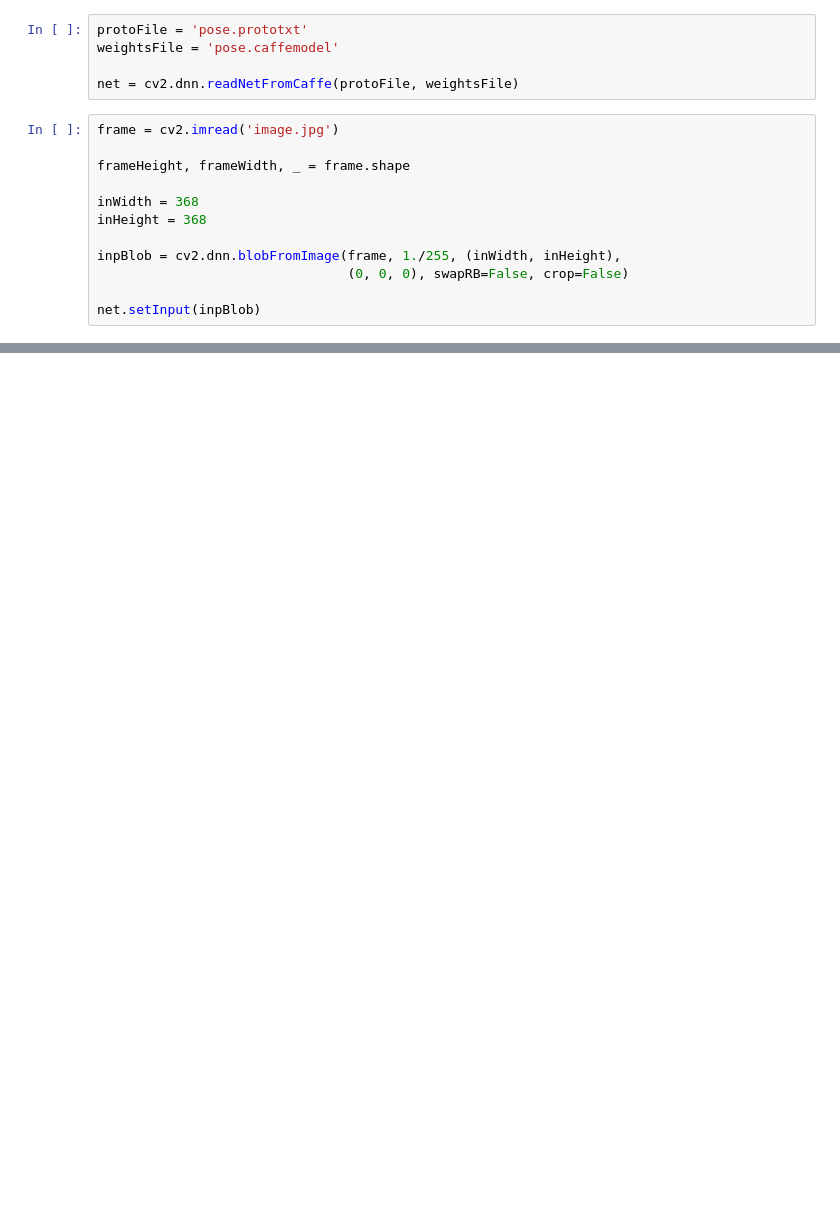
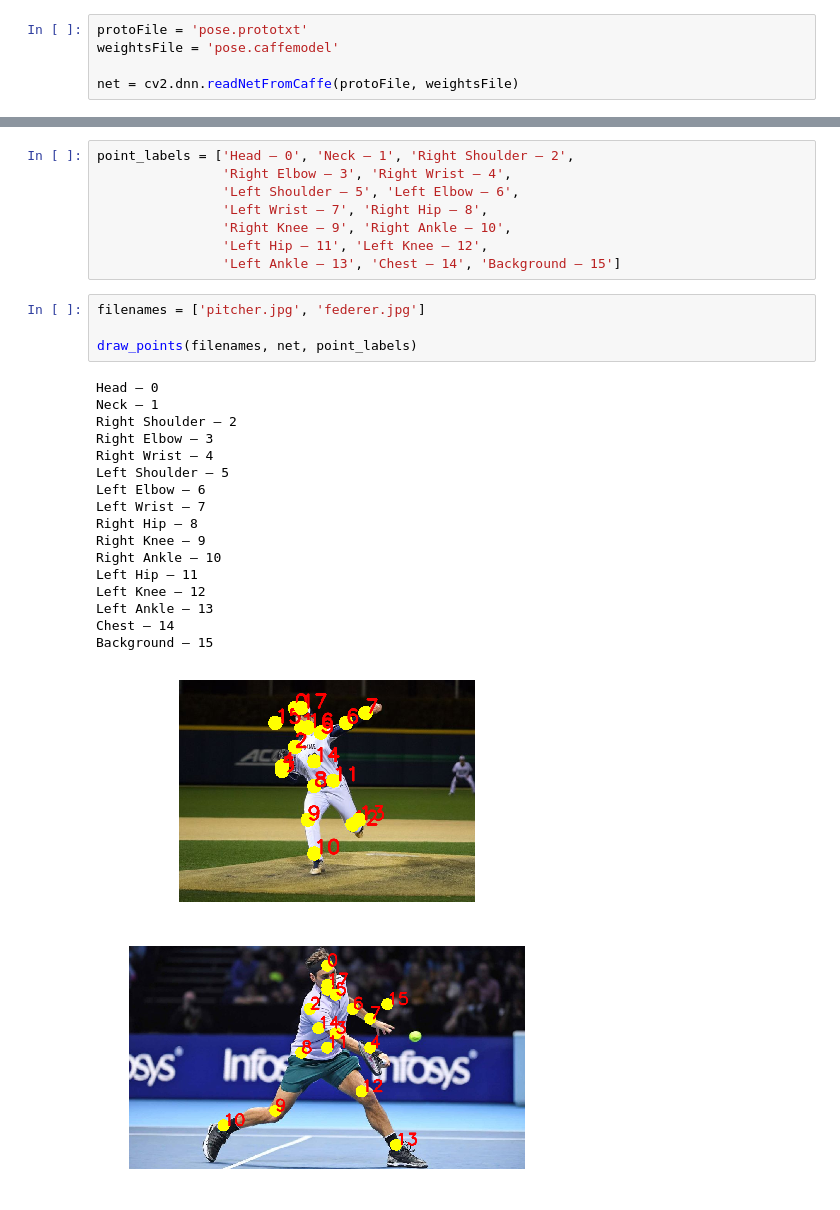
Before and after one commit to sandeepgogadi/Pose-Estimation, a Jupyter notebook: Pose Estimation.ipynb, the cells around one changed output, grey strips where cells are left out. Cells and saved outputs as stored; diff of their text form; blank space fills up the shorter version.

```diff
--- a/Pose Estimation.ipynb
+++ b/Pose Estimation.ipynb
@@ -13,15 +18,3 @@ protoFile = 'pose.prototxt'
 weightsFile = 'pose.caffemodel'
 
 net = cv2.dnn.readNetFromCaffe(protoFile, weightsFile)
-# %%
-frame = cv2.imread('image.jpg')
-
-frameHeight, frameWidth, _ = frame.shape
-
-inWidth = 368
-inHeight = 368
-
-inpBlob = cv2.dnn.blobFromImage(frame, 1./255, (inWidth, inHeight),
-                                (0, 0, 0), swapRB=False, crop=False)
-
-net.setInput(inpBlob)
@@ -60,0 +75,30 @@ cv2.destroyAllWindows()
+# %%
+point_labels = ['Head – 0', 'Neck – 1', 'Right Shoulder – 2',
+                'Right Elbow – 3', 'Right Wrist – 4',
+                'Left Shoulder – 5', 'Left Elbow – 6',
+                'Left Wrist – 7', 'Right Hip – 8',
+                'Right Knee – 9', 'Right Ankle – 10',
+                'Left Hip – 11', 'Left Knee – 12',
+                'Left Ankle – 13', 'Chest – 14', 'Background – 15']
+# %%
+filenames = ['pitcher.jpg', 'federer.jpg']
+
+draw_points(filenames, net, point_labels)
+# %% [output]
+Head – 0
+Neck – 1
+Right Shoulder – 2
+Right Elbow – 3
+Right Wrist – 4
+Left Shoulder – 5
+Left Elbow – 6
+Left Wrist – 7
+Right Hip – 8
+Right Knee – 9
+Right Ankle – 10
+Left Hip – 11
+Left Knee – 12
+Left Ankle – 13
+Chest – 14
+Background – 15
+[figure, added]
```
Also changed, not shown: parts of 4 cells of this notebook, 5 other files.
